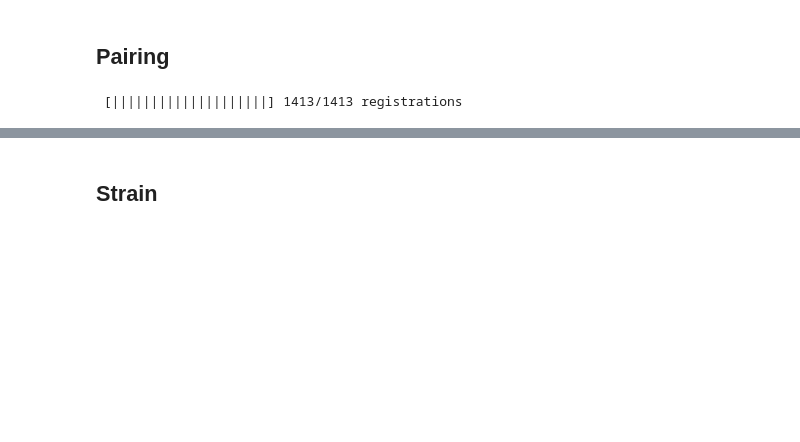
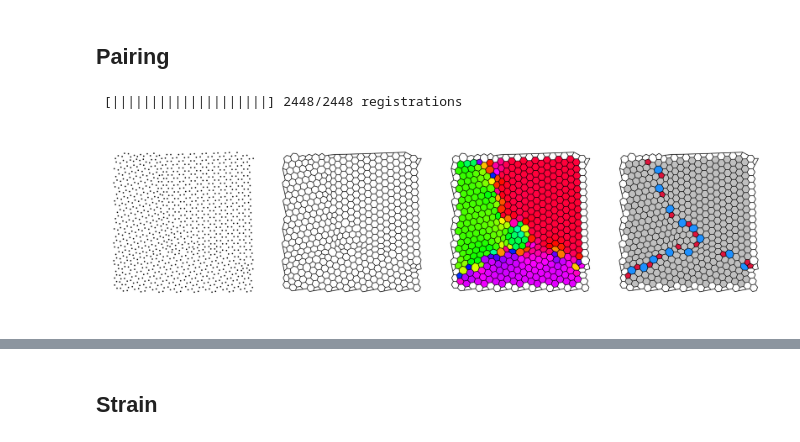
Before and after one commit to jacobjma/point-segment-matching, a Jupyter notebook: notebooks/poly_graphene_faces.ipynb, the cells around one changed output, grey strips where cells are left out. Drawn from its saved outputs; the diff is of its cells as text; code cells hidden in the pictures; blank space fills up the shorter version.

```diff
--- a/notebooks/poly_graphene_faces.ipynb
+++ b/notebooks/poly_graphene_faces.ipynb
@@ -56,10 +40,59 @@ for ax in axes:
 # %% [markdown]
 ## Pairing
-# %%
-rmsd_calc = RMSD(transform='similarity', pivot='cop')
-rmsd = rmsd_calc.register(templates, structures)
-# %% [output]
- [||||||||||||||||||||] 1413/1413 registrations
+# %%
+rmsd = segments.register(templates, transform='similarity', pivot='cop')
+# %% [output]
+ [||||||||||||||||||||] 2448/2448 registrations
+# %%
+best_match, best_rmsd = segments.best_matches()
+
+from psm.plotutils import add_patches
+
+fig,axes = plt.subplots(1,4,figsize=(24,7))
+
+ax = axes[0]
+ax.plot(*points.T, 'k.', markersize=5)
+ax.axis('off')
+ax.axis('equal')
+
+ax = axes[1]
+segments.show_edges(ax=ax);
+ax.axis('off')
+ax.axis('equal')
+
+ax = axes[3]
+polygons = [segment.points for segment in segments]
+colors = ['crimson','silver','dodgerblue']
+segments.show_edges(ax=ax);
+
+i=0
+for n in np.unique(best_match):
+    p = [polygons[i] for i in np.where(best_match==n)[0]]
+    c = colors[i]
+    i+=1
+    add_patches(p, ax, c=c)
+
+ax.set_xlim([0,50])
+ax.set_ylim([0,50])
+
+ax.axis('off')
+ax.axis('equal')
+
+strain, rotation = segments.calc_strain()
+rotation = (rotation % (2*np.pi/6)) / np.pi * 180
+
+ax = axes[2]
+segments.show_edges(ax=ax);
+add_patches(polygons, ax, c=rotation, cmap='hsv')
+ax.set_xlim([0,50])
+ax.set_ylim([0,50])
+ax.axis('off')
+ax.axis('equal')
+
+plt.tight_layout()
+plt.savefig('psm.pdf')
+# %% [output]
+[figure, added]
 # %%
 import matplotlib.patches as mpatches
 
```
Also changed, not shown: parts of 8 cells of this notebook, 58 other files.
